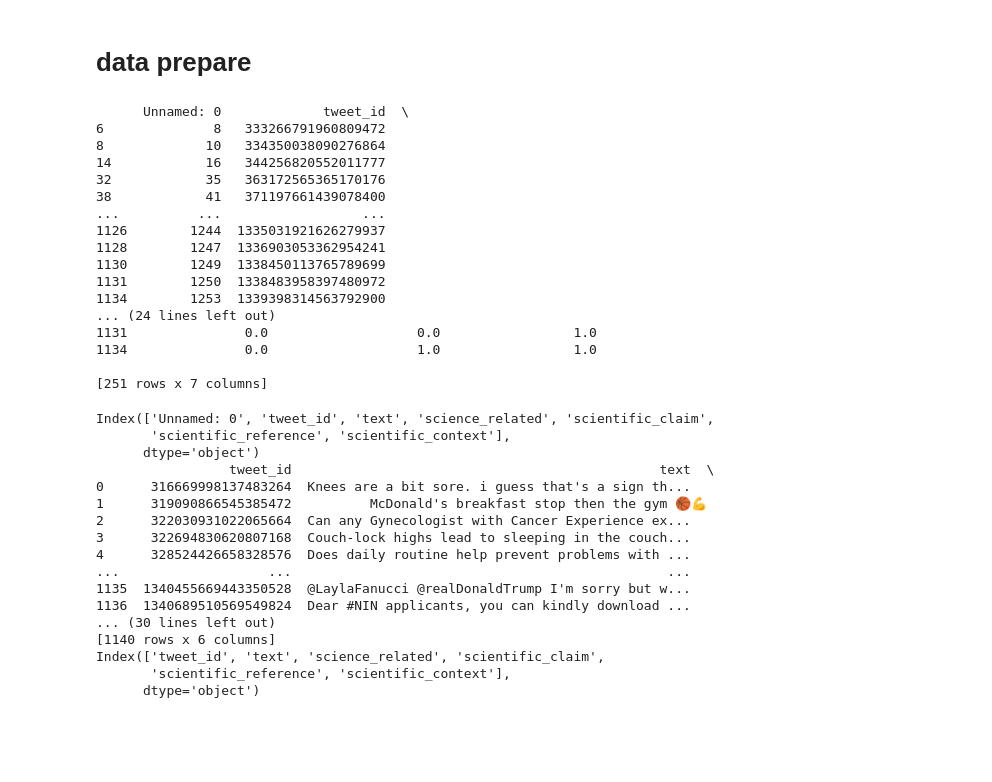
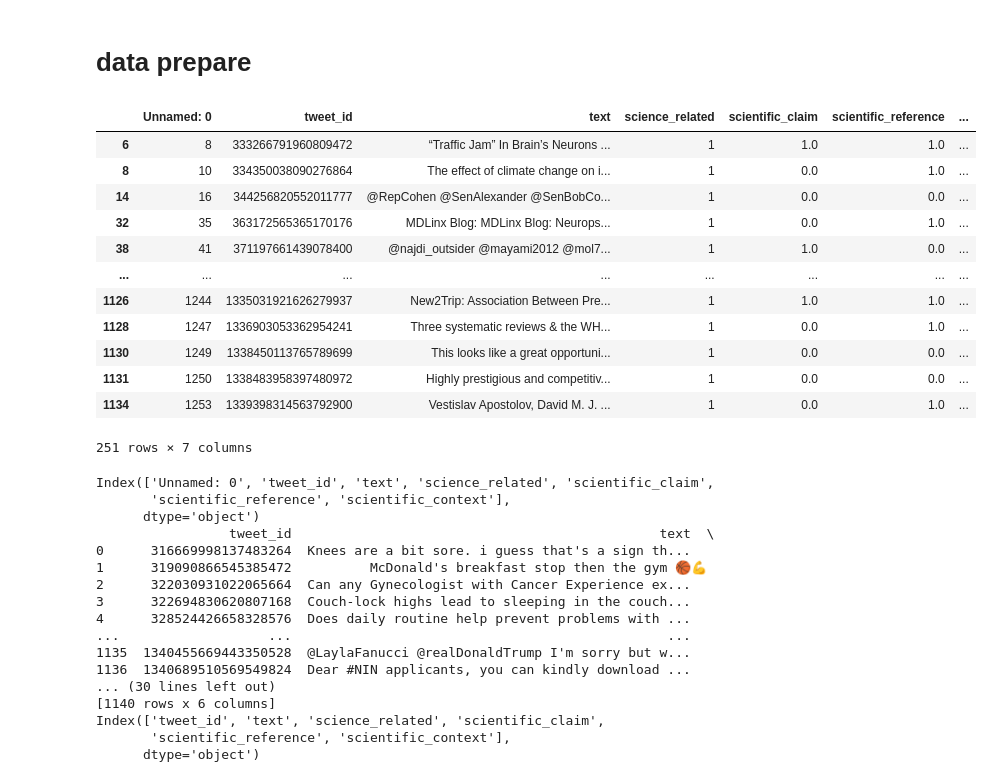
Before and after one commit to HugoGellida/HAI817I-Project, a Jupyter notebook: claimref_or_context.ipynb, the cells around one changed output. Cells and saved outputs as stored; diff of their text form; code cells hidden in the pictures; blank space fills up the shorter version.

```diff
--- a/claimref_or_context.ipynb
+++ b/claimref_or_context.ipynb
@@ -126,26 +127,22 @@ import optuna # Optimisation d'hyperparamètres
 # %%
 #Ouverture fichier tsv
 bdd = pd.read_csv("scitweets_export.tsv", sep='\t')
 
-print(bdd.loc[bdd.scientific_context == 1.0])
+display(bdd.loc[bdd.scientific_context == 1.0])
 # %% [output]
+|  | Unnamed: 0 | tweet_id | text | science_related | scientific_claim | scientific_reference | ... |
+| 6 | 8 | 333266791960809472 | “Traffic Jam” In Brain’s Neurons ... | 1 | 1.0 | 1.0 | ... |
+| 8 | 10 | 334350038090276864 | The effect of climate change on i... | 1 | 0.0 | 1.0 | ... |
+| 14 | 16 | 344256820552011777 | @RepCohen @SenAlexander @SenBobCo... | 1 | 0.0 | 0.0 | ... |
+| 32 | 35 | 363172565365170176 | MDLinx Blog: MDLinx Blog: Neurops... | 1 | 0.0 | 1.0 | ... |
+| 38 | 41 | 371197661439078400 | @najdi_outsider @mayami2012 @mol7... | 1 | 1.0 | 0.0 | ... |
+| ... | ... | ... | ... | ... | ... | ... | ... |
+| 1126 | 1244 | 1335031921626279937 | New2Trip: Association Between Pre... | 1 | 1.0 | 1.0 | ... |
+| 1128 | 1247 | 1336903053362954241 | Three systematic reviews & the WH... | 1 | 0.0 | 1.0 | ... |
+| 1130 | 1249 | 1338450113765789699 | This looks like a great opportuni... | 1 | 0.0 | 0.0 | ... |
+| 1131 | 1250 | 1338483958397480972 | Highly prestigious and competitiv... | 1 | 0.0 | 0.0 | ... |
+| 1134 | 1253 | 1339398314563792900 | Vestislav Apostolov, David M. J. ... | 1 | 0.0 | 1.0 | ... |
-      Unnamed: 0             tweet_id  \
-6              8   333266791960809472
-8             10   334350038090276864
-14            16   344256820552011777
-32            35   363172565365170176
-38            41   371197661439078400
-...          ...                  ...
-1126        1244  1335031921626279937
-1128        1247  1336903053362954241
-1130        1249  1338450113765789699
-1131        1250  1338483958397480972
-1134        1253  1339398314563792900
-... (24 lines left out)
-1131               0.0                   0.0                 1.0
-1134               0.0                   1.0                 1.0
-
-[251 rows x 7 columns]
+251 rows × 7 columns
 # %%
 print(bdd.columns)
 df = bdd.copy()
```
Also changed, not shown: parts of 5 cells of this notebook, 2 other files.
